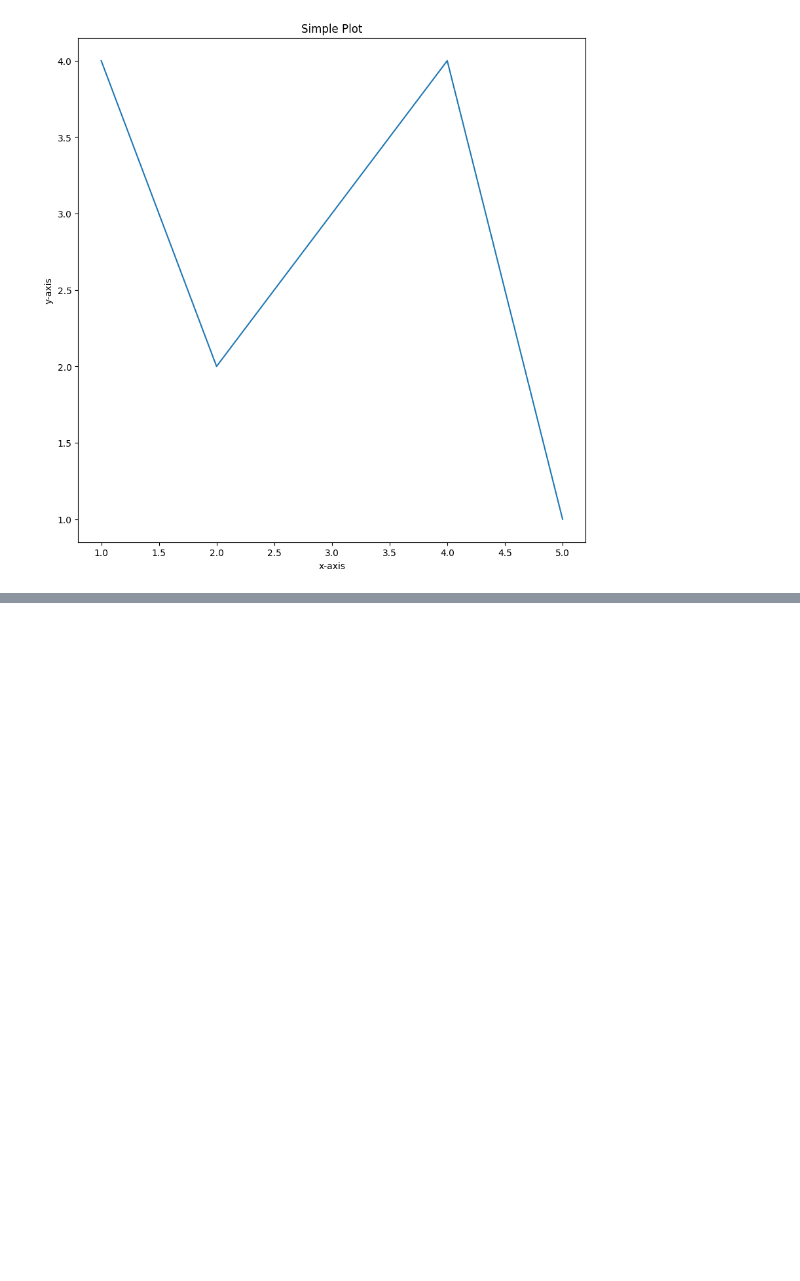
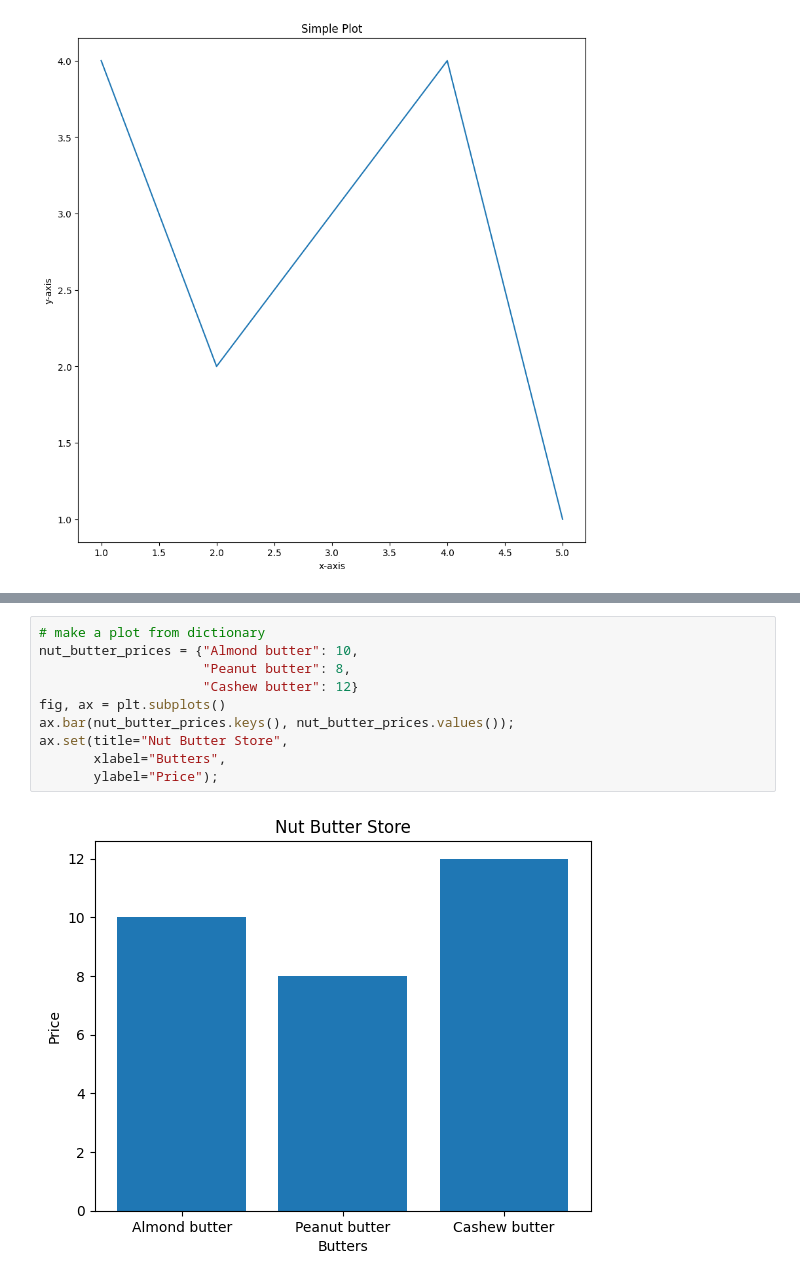
Before and after one commit to codekalimi/zero-to-mastery-ml, a Jupyter notebook: section-matplotlib/intro-matplotlib.ipynb, the cells around one changed output, grey strips where cells are left out. Drawn from its saved outputs; the diff is of its cells as text; blank space fills up the shorter version.

```diff
--- a/section-matplotlib/intro-matplotlib.ipynb
+++ b/section-matplotlib/intro-matplotlib.ipynb
@@ -88,0 +149,12 @@ fig.savefig("../images/sample-plot-created.png")
+# %%
+# make a plot from dictionary
+nut_butter_prices = {"Almond butter": 10,
+                     "Peanut butter": 8,
+                     "Cashew butter": 12}
+fig, ax = plt.subplots()
+ax.bar(nut_butter_prices.keys(), nut_butter_prices.values());
+ax.set(title="Nut Butter Store",
+       xlabel="Butters",
+       ylabel="Price");
+# %% [output]
+[figure, added]
```
Also changed, not shown: parts of 15 cells of this notebook.
